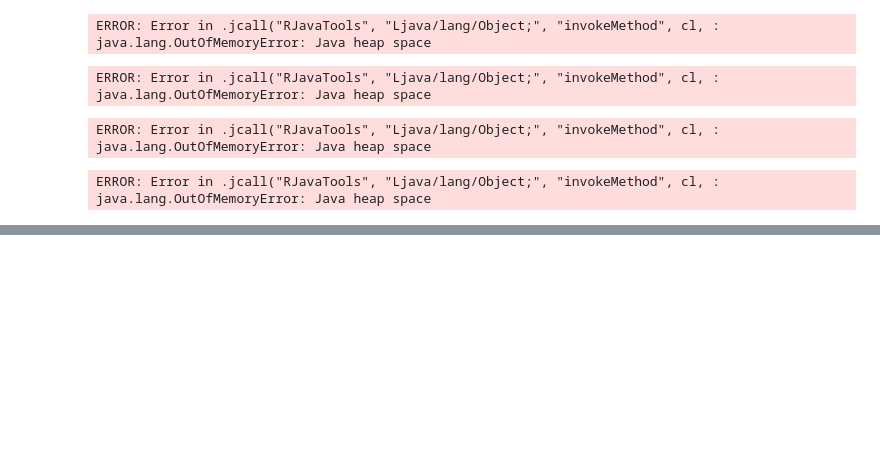
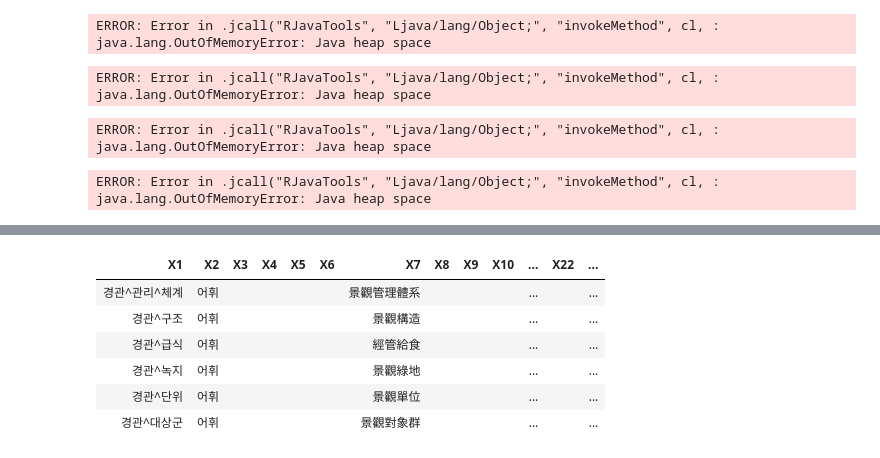
Before and after one commit to boxak/MultiCampus, a Jupyter notebook: NLP/Exercise1.ipynb, the cells around one changed output, grey strips where cells are left out. Saved outputs shown, nothing was run; the diff lists cells and outputs as text; code cells hidden in the pictures; blank space fills up the shorter version.

```diff
--- a/NLP/Exercise1.ipynb
+++ b/NLP/Exercise1.ipynb
@@ -189,0 +208,12 @@ ERROR: Error in .jcall("RJavaTools", "Ljava/lang/Object;", "invokeMethod", cl, :
+# %%
+data2 <- read.xlsx2("DATA_02.xls",sheetIndex=1,startRow=2,header=FALSE)
+# %%
+head(data2)
+# %% [output]
+| X1 | X2 | X3 | X4 | X5 | X6 | X7 | X8 | X9 | X10 | ... | X22 | ... |
+| 경관^관리^체계 | 어휘 |  |  |  |  | 景觀管理體系 |  |  |  | ... |  | ... |
+| 경관^구조 | 어휘 |  |  |  |  | 景觀構造 |  |  |  | ... |  | ... |
+| 경관^급식 | 어휘 |  |  |  |  | 經管給食 |  |  |  | ... |  | ... |
+| 경관^녹지 | 어휘 |  |  |  |  | 景觀綠地 |  |  |  | ... |  | ... |
+| 경관^단위 | 어휘 |  |  |  |  | 景觀單位 |  |  |  | ... |  | ... |
+| 경관^대상군 | 어휘 |  |  |  |  | 景觀對象群 |  |  |  | ... |  | ... |
```
Also changed, not shown: parts of 3 cells of this notebook, 7 other files.
